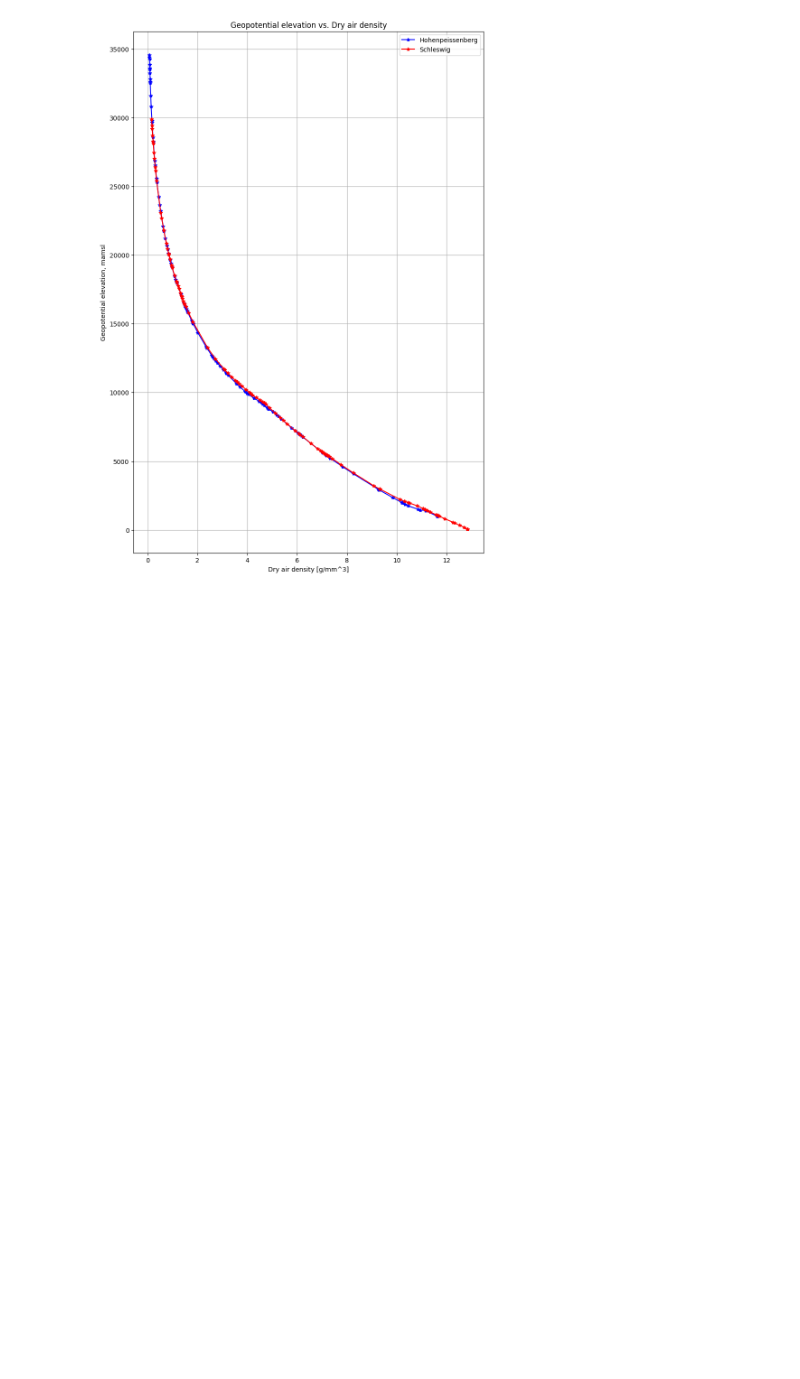
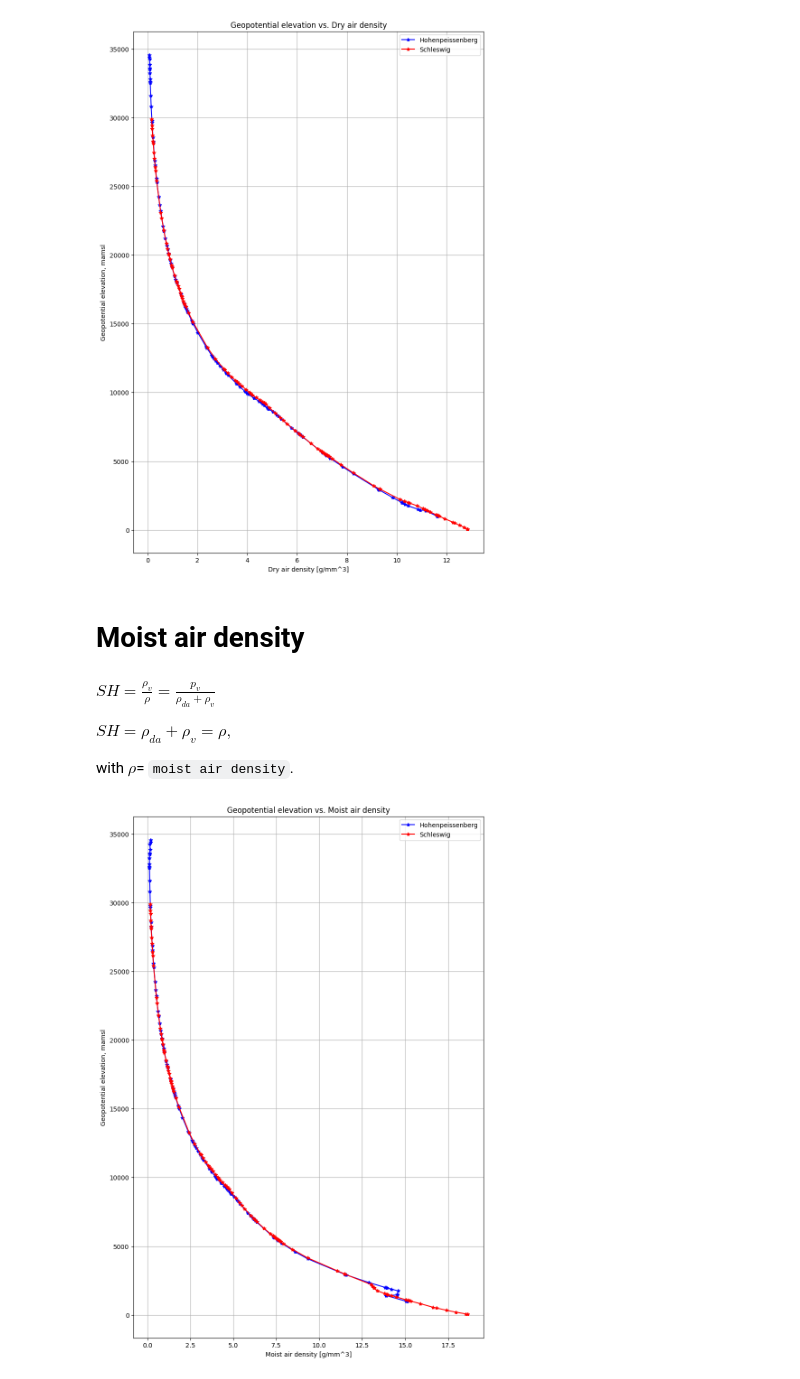
Before and after one commit to raphouphel/hydrology-group-8, a Jupyter notebook: Assignment_2/Untitled-1.ipynb, the cells around one changed output. Drawn from its saved outputs; the diff is of its cells as text; code cells hidden in the pictures; blank space fills up the shorter version.

Commit message:
finished plots for ex4

```diff
--- a/Assignment_2/Untitled-1.ipynb
+++ b/Assignment_2/Untitled-1.ipynb
@@ -116,3 +116,26 @@ plt.title('Geopotential elevation vs. Dry air density')
 plt.grid('Below')
 # %% [output]
 [figure]
+# %% [markdown]
+# Moist air density
+# %% [markdown]
+$SH = \frac{ρ_v}{ρ} = \frac{p_v}{ρ_{da}+ρ_v}$
+
+$SH = ρ_{da}+ρ_v = ρ,$
+
+with $ρ$= `moist air density`.
+# %%
+# moist air density [gm^3]
+moist_air_density2290 = dry_air_density2290 + water_vapour_density2290
+moist_air_density4466 = dry_air_density4466 + water_vapour_density4466
+# %%
+plt.figure(figsize=(10,15))
+plt.plot(moist_air_density2290*1000,day_data_2290['AEH'],'b-*') # to get it in [g/mm^3]
+plt.plot(moist_air_density4466*1000,day_data_4466['AEH'],'r-*') # to get it in [g/mm^3]
+plt.xlabel('Moist air density [g/mm^3]')
+plt.ylabel('Geopotential elevation, mamsl')
+plt.legend(['Hohenpeissenberg','Schleswig'])
+plt.title('Geopotential elevation vs. Moist air density')
+plt.grid('Below')
+# %% [output]
+[figure, added]
```
Also changed, not shown: parts of 8 cells of this notebook.
